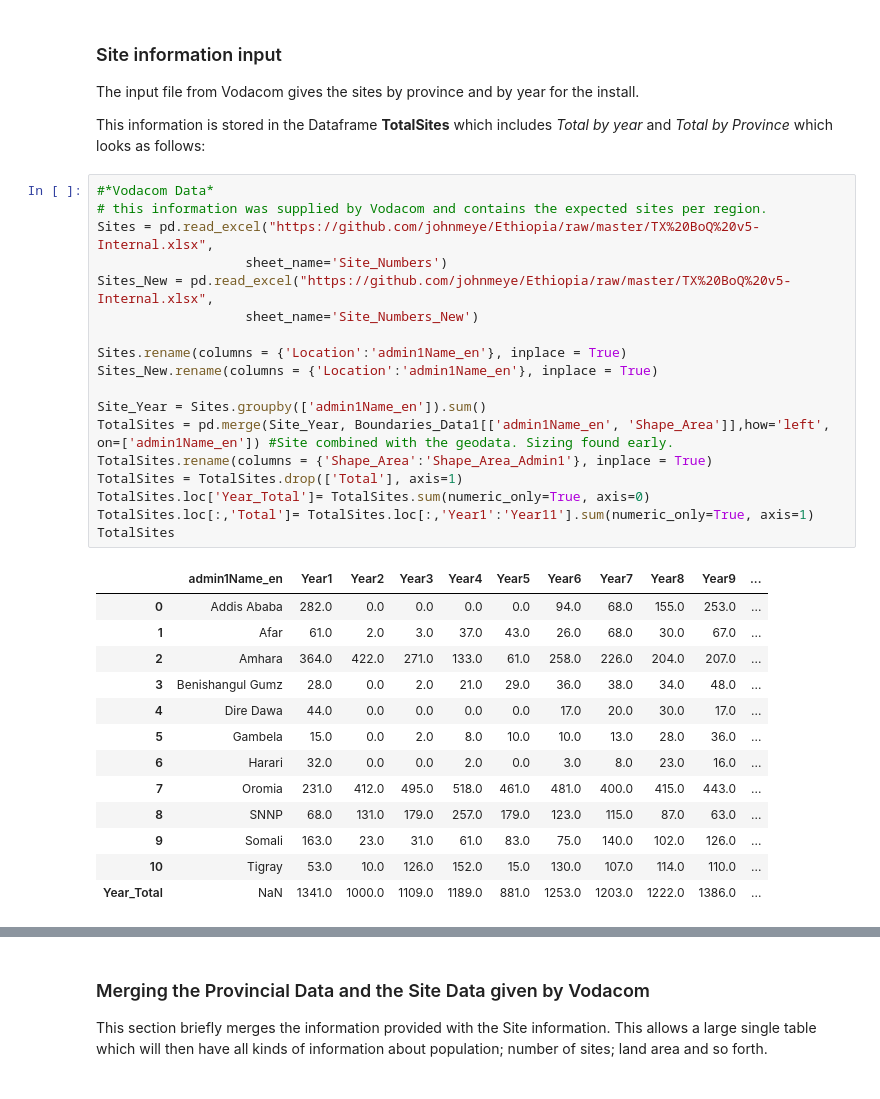
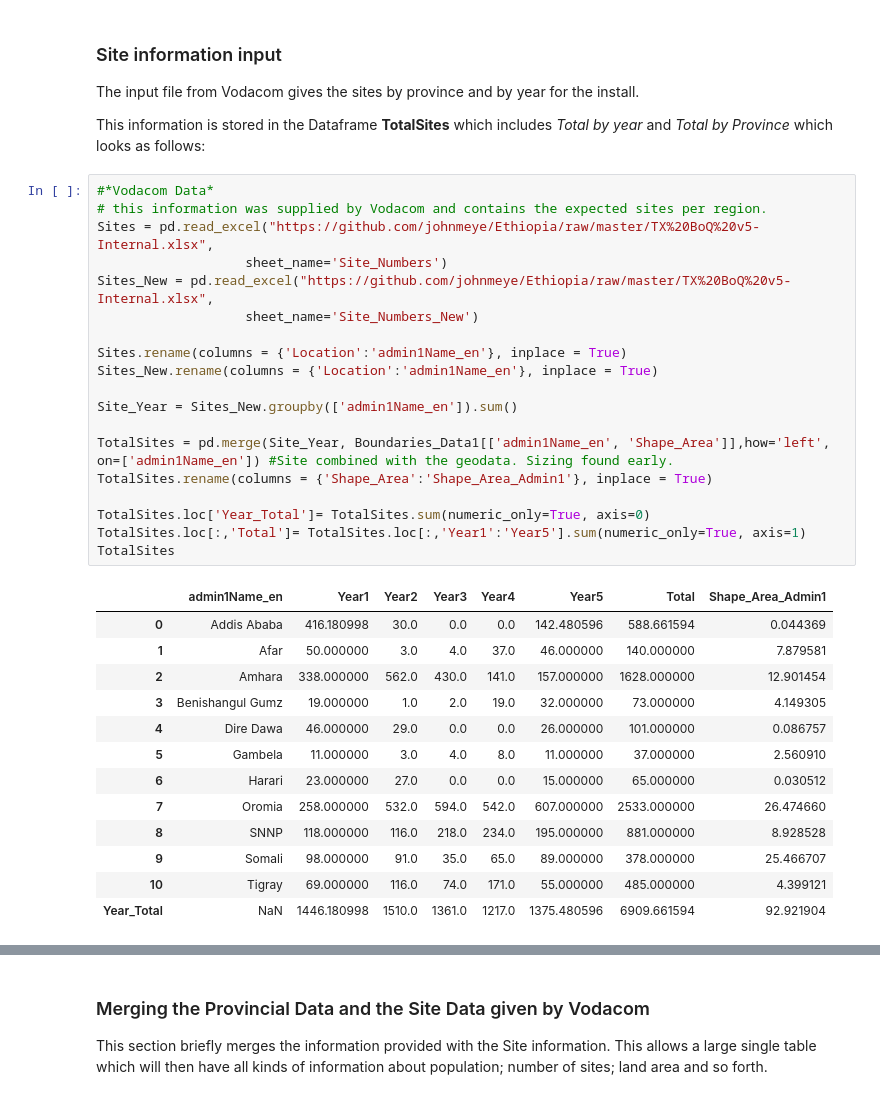
Before and after one commit to johnmeye/Ethiopia, a Jupyter notebook: Ethiopia Design Revision 2.ipynb, the cells around one changed output, grey strips where cells are left out. Drawn from its saved outputs; the diff is of its cells as text.

```diff
--- a/Ethiopia Design Revision 2.ipynb
+++ b/Ethiopia Design Revision 2.ipynb
@@ -133,32 +133,33 @@ This information is stored in the Dataframe **TotalSites** which includes *Total
 # %%
 #*Vodacom Data*
 # this information was supplied by Vodacom and contains the expected sites per region.
 Sites = pd.read_excel("https://github.com/johnmeye/Ethiopia/raw/master/TX%20BoQ%20v5-Internal.xlsx",
                    sheet_name='Site_Numbers')
 Sites_New = pd.read_excel("https://github.com/johnmeye/Ethiopia/raw/master/TX%20BoQ%20v5-Internal.xlsx",
                    sheet_name='Site_Numbers_New')
 
 Sites.rename(columns = {'Location':'admin1Name_en'}, inplace = True)
 Sites_New.rename(columns = {'Location':'admin1Name_en'}, inplace = True)
 
-Site_Year = Sites.groupby(['admin1Name_en']).sum()
+Site_Year = Sites_New.groupby(['admin1Name_en']).sum()
+
 TotalSites = pd.merge(Site_Year, Boundaries_Data1[['admin1Name_en', 'Shape_Area']],how='left', on=['admin1Name_en']) #Site combined with the geodata. Sizing found early.
 TotalSites.rename(columns = {'Shape_Area':'Shape_Area_Admin1'}, inplace = True)
-TotalSites = TotalSites.drop(['Total'], axis=1)
+
 TotalSites.loc['Year_Total']= TotalSites.sum(numeric_only=True, axis=0)
-TotalSites.loc[:,'Total']= TotalSites.loc[:,'Year1':'Year11'].sum(numeric_only=True, axis=1)
+TotalSites.loc[:,'Total']= TotalSites.loc[:,'Year1':'Year5'].sum(numeric_only=True, axis=1)
 TotalSites
 # %% [output]
-|  | admin1Name_en | Year1 | Year2 | Year3 | Year4 | Year5 | Year6 | Year7 | Year8 | Year9 | ... |
-| 0 | Addis Ababa | 282.0 | 0.0 | 0.0 | 0.0 | 0.0 | 94.0 | 68.0 | 155.0 | 253.0 | ... |
-| 1 | Afar | 61.0 | 2.0 | 3.0 | 37.0 | 43.0 | 26.0 | 68.0 | 30.0 | 67.0 | ... |
-| 2 | Amhara | 364.0 | 422.0 | 271.0 | 133.0 | 61.0 | 258.0 | 226.0 | 204.0 | 207.0 | ... |
-| 3 | Benishangul Gumz | 28.0 | 0.0 | 2.0 | 21.0 | 29.0 | 36.0 | 38.0 | 34.0 | 48.0 | ... |
-| 4 | Dire Dawa | 44.0 | 0.0 | 0.0 | 0.0 | 0.0 | 17.0 | 20.0 | 30.0 | 17.0 | ... |
-| 5 | Gambela | 15.0 | 0.0 | 2.0 | 8.0 | 10.0 | 10.0 | 13.0 | 28.0 | 36.0 | ... |
-| 6 | Harari | 32.0 | 0.0 | 0.0 | 2.0 | 0.0 | 3.0 | 8.0 | 23.0 | 16.0 | ... |
-| 7 | Oromia | 231.0 | 412.0 | 495.0 | 518.0 | 461.0 | 481.0 | 400.0 | 415.0 | 443.0 | ... |
-| 8 | SNNP | 68.0 | 131.0 | 179.0 | 257.0 | 179.0 | 123.0 | 115.0 | 87.0 | 63.0 | ... |
-| 9 | Somali | 163.0 | 23.0 | 31.0 | 61.0 | 83.0 | 75.0 | 140.0 | 102.0 | 126.0 | ... |
-| 10 | Tigray | 53.0 | 10.0 | 126.0 | 152.0 | 15.0 | 130.0 | 107.0 | 114.0 | 110.0 | ... |
-| Year_Total | NaN | 1341.0 | 1000.0 | 1109.0 | 1189.0 | 881.0 | 1253.0 | 1203.0 | 1222.0 | 1386.0 | ... |
+|  | admin1Name_en | Year1 | Year2 | Year3 | Year4 | Year5 | Total | Shape_Area_Admin1 |
+| 0 | Addis Ababa | 416.180998 | 30.0 | 0.0 | 0.0 | 142.480596 | 588.661594 | 0.044369 |
+| 1 | Afar | 50.000000 | 3.0 | 4.0 | 37.0 | 46.000000 | 140.000000 | 7.879581 |
+| 2 | Amhara | 338.000000 | 562.0 | 430.0 | 141.0 | 157.000000 | 1628.000000 | 12.901454 |
+| 3 | Benishangul Gumz | 19.000000 | 1.0 | 2.0 | 19.0 | 32.000000 | 73.000000 | 4.149305 |
+| 4 | Dire Dawa | 46.000000 | 29.0 | 0.0 | 0.0 | 26.000000 | 101.000000 | 0.086757 |
+| 5 | Gambela | 11.000000 | 3.0 | 4.0 | 8.0 | 11.000000 | 37.000000 | 2.560910 |
+| 6 | Harari | 23.000000 | 27.0 | 0.0 | 0.0 | 15.000000 | 65.000000 | 0.030512 |
+| 7 | Oromia | 258.000000 | 532.0 | 594.0 | 542.0 | 607.000000 | 2533.000000 | 26.474660 |
+| 8 | SNNP | 118.000000 | 116.0 | 218.0 | 234.0 | 195.000000 | 881.000000 | 8.928528 |
+| 9 | Somali | 98.000000 | 91.0 | 35.0 | 65.0 | 89.000000 | 378.000000 | 25.466707 |
+| 10 | Tigray | 69.000000 | 116.0 | 74.0 | 171.0 | 55.000000 | 485.000000 | 4.399121 |
+| Year_Total | NaN | 1446.180998 | 1510.0 | 1361.0 | 1217.0 | 1375.480596 | 6909.661594 | 92.921904 |
```
Also changed, not shown: parts of 2 cells of this notebook, 1 other file.
